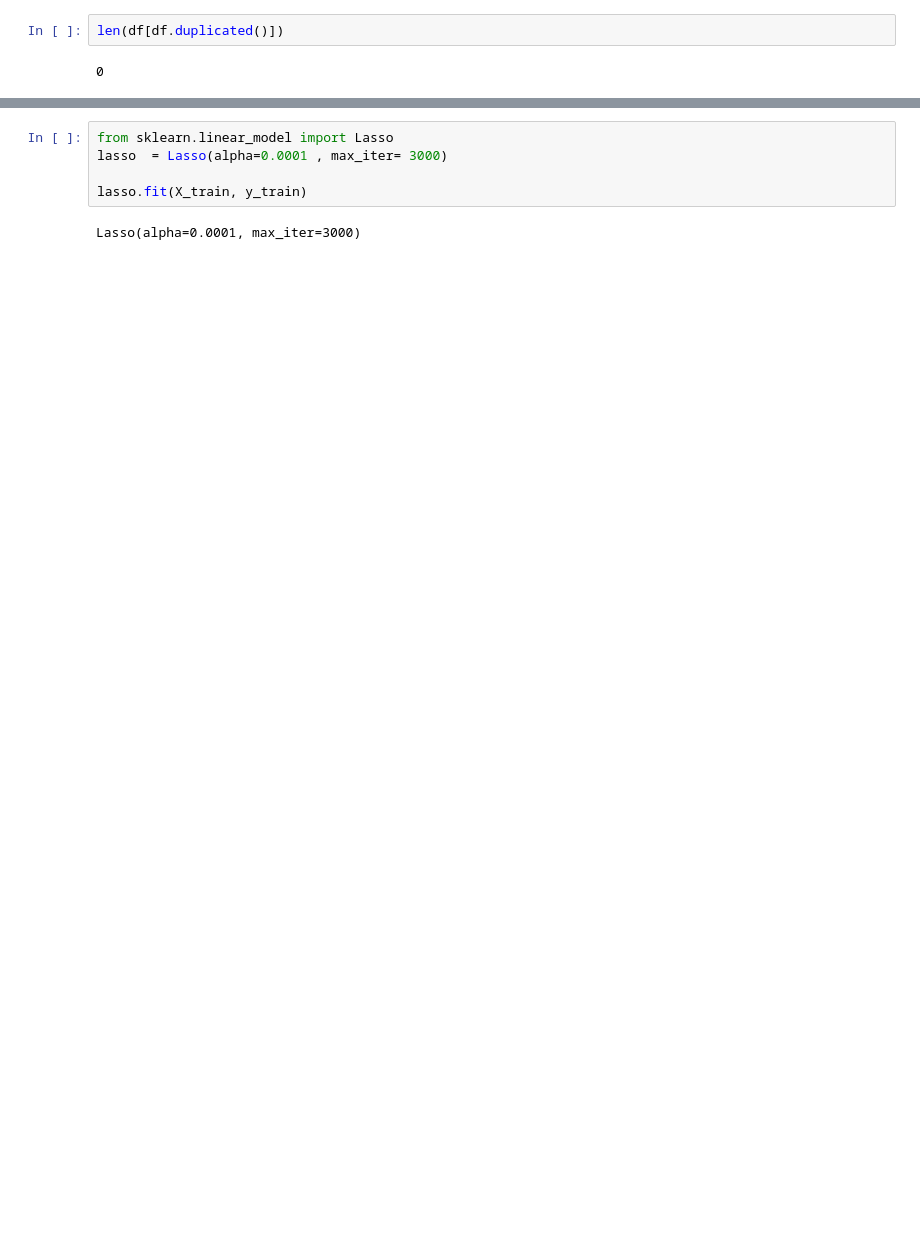
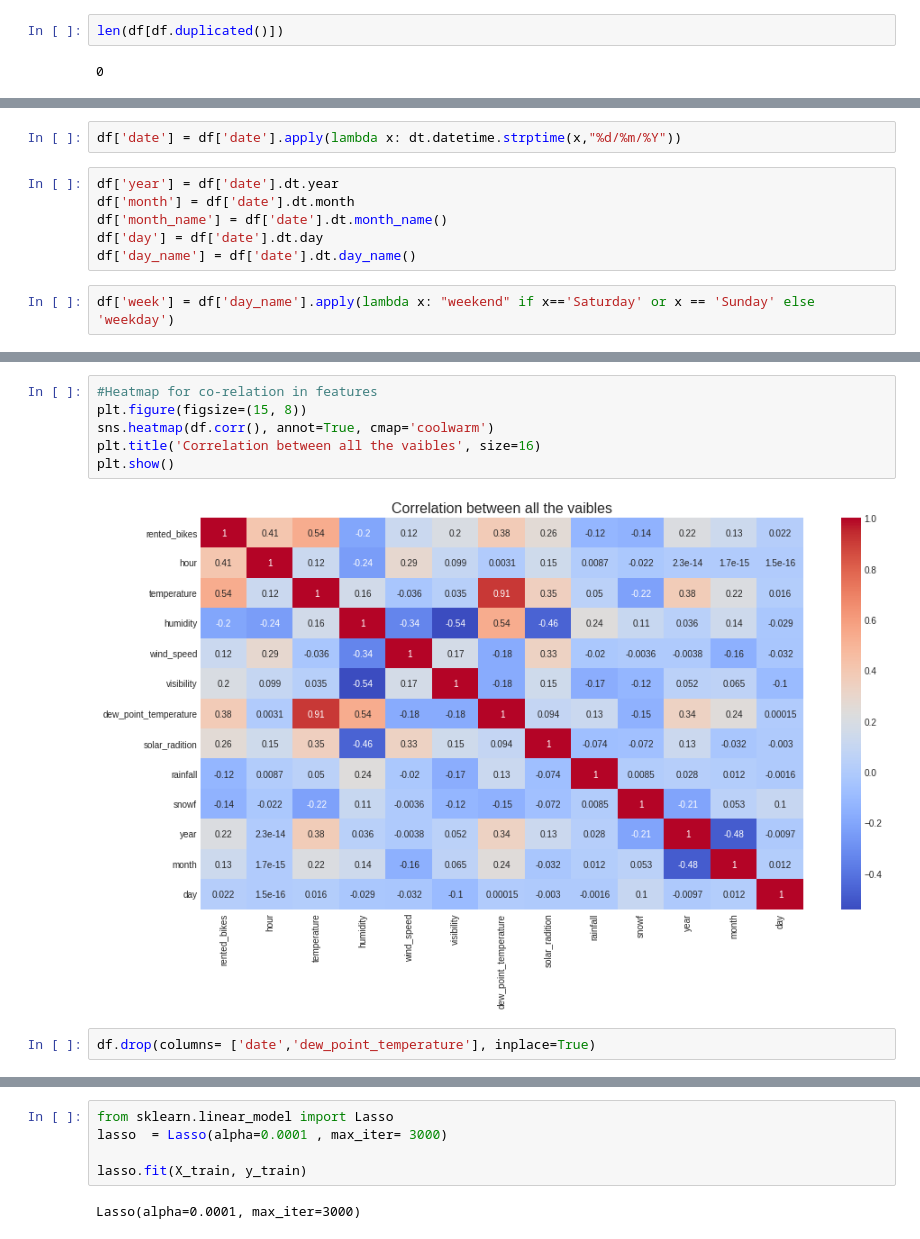
Before and after one commit to BalajiJadhav015/Bike-Sharing-Demand-Prediction, a Jupyter notebook: Bike_Sharing_Bj.ipynb, the cells around one changed output, grey strips where cells are left out. Cells and saved outputs as stored; diff of their text form; blank space fills up the shorter version.

```diff
--- a/Bike_Sharing_Bj.ipynb
+++ b/Bike_Sharing_Bj.ipynb
@@ -88,0 +128,10 @@ len(df[df.duplicated()])
+# %%
+df['date'] = df['date'].apply(lambda x: dt.datetime.strptime(x,"%d/%m/%Y"))
+# %%
+df['year'] = df['date'].dt.year
+df['month'] = df['date'].dt.month
+df['month_name'] = df['date'].dt.month_name()
+df['day'] = df['date'].dt.day
+df['day_name'] = df['date'].dt.day_name()
+# %%
+df['week'] = df['day_name'].apply(lambda x: "weekend" if x=='Saturday' or x == 'Sunday' else 'weekday')
@@ -759,0 +212,10 @@ plt.show()
+# %%
+#Heatmap for co-relation in features
+plt.figure(figsize=(15, 8))
+sns.heatmap(df.corr(), annot=True, cmap='coolwarm')
+plt.title('Correlation between all the vaibles', size=16)
+plt.show()
+# %% [output]
+[figure, added]
+# %%
+df.drop(columns= ['date','dew_point_temperature'], inplace=True)
```
Also changed, not shown: parts of 234 cells of this notebook.
